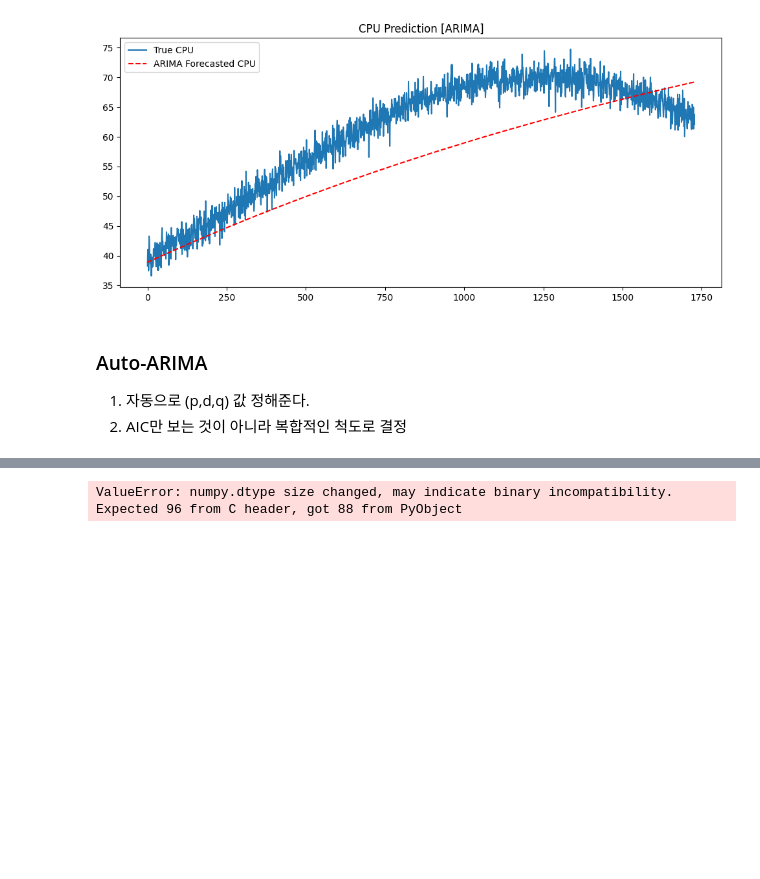
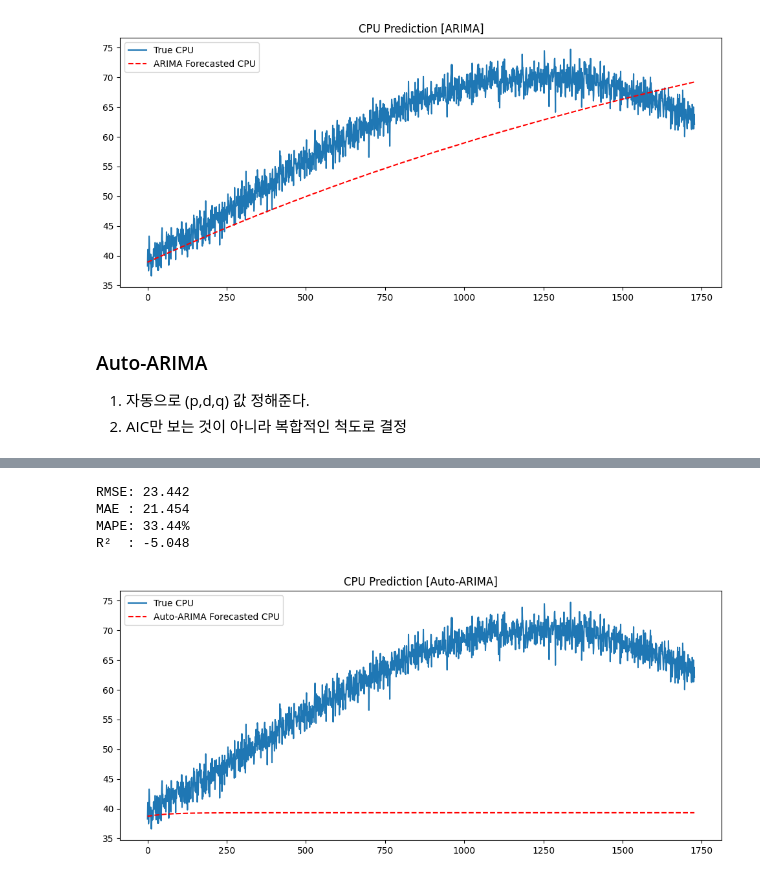
Before and after one commit to hyeonseonn/sensing_app, a Jupyter notebook: Statistical_Models_0722.ipynb, the cells around one changed output, grey strips where cells are left out. Drawn from its saved outputs; the diff is of its cells as text; code cells hidden in the pictures; blank space fills up the shorter version.

Commit message:
Auto-arima 안됨

```diff
--- a/Statistical_Models_0722.ipynb
+++ b/Statistical_Models_0722.ipynb
@@ -177,39 +240,28 @@ Successfully installed numpy-1.26.4
 # %%
-from pmdarima import auto_arima
 
-# Auto ARIMA
-auto_model = auto_arima(
-    train_data,
-    start_p=0, max_p=4,   # AR 범위
-    start_q=0, max_q=4,   # MA 범위
-    d=None,
-    seasonal=False,
-    stepwise=True,
-    trace=True
-)
-
-print("✅ Best ARIMA order:", auto_model.order)
-
-
-forecast = auto_model.predict(n_periods=len(test_data))
-
+forecast = np.array(forecast) # 넘파이로 변환해서 0부터 인덱스 가능
 
 rmse = np.sqrt(mean_squared_error(test_data, forecast))
 mae  = mean_absolute_error(test_data, forecast)
 eps = 1e-6
 mape = np.mean(np.abs((test_data - forecast) / (test_data + eps))) * 100
-r2   = r2_score(test_data, forecast)
+r2 = r2_score(test_data, forecast)
 
 print(f"RMSE: {rmse:.3f}")
 print(f"MAE : {mae:.3f}")
 print(f"MAPE: {mape:.2f}%")
 print(f"R²  : {r2:.3f}")
 
+
 plt.figure(figsize=(12,5))
 plt.plot(test_data.values, label="True CPU")
-plt.plot(forecast, label="Auto ARIMA Forecast", linestyle='--', color='red')
+plt.plot(forecast, label="Auto-ARIMA Forecasted CPU", linestyle='--', color='red')
 plt.legend()
-plt.title("Auto ARIMA CPU Usage Prediction")
+plt.title("CPU Prediction [Auto-ARIMA]")
 plt.show()
 # %% [output]
-ValueError: numpy.dtype size changed, may indicate binary incompatibility. Expected 96 from C header, got 88 from PyObject
+RMSE: 23.442
+MAE : 21.454
+MAPE: 33.44%
+R²  : -5.048
+[figure, added]
```
Also changed, not shown: parts of 5 cells of this notebook.
